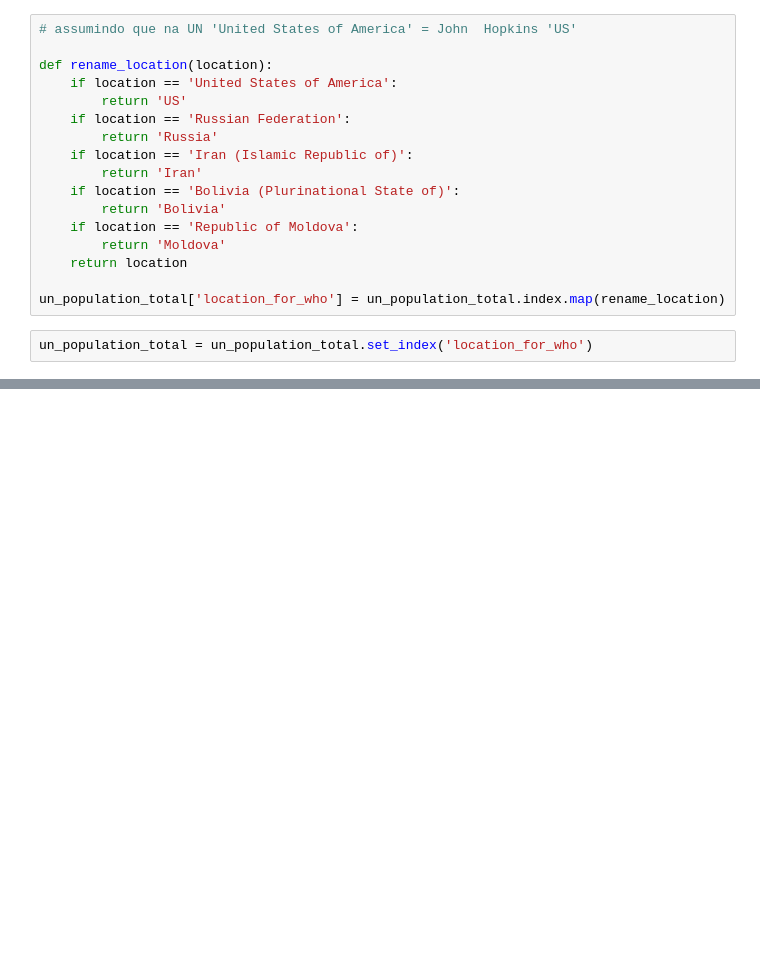
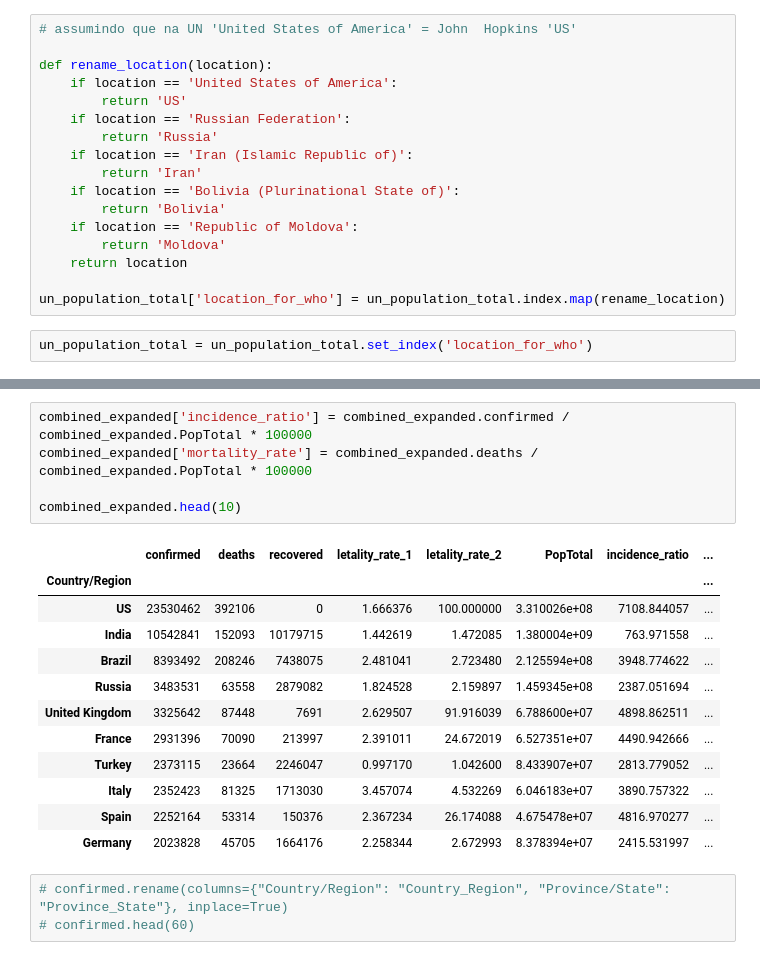
Before and after one commit to Daniel-ASG/Course_Classes, a Jupyter notebook: Data_Science_análises_para_saúde_e_medicina.ipynb, the cells around one changed output, grey strips where cells are left out. Cells and saved outputs as stored; diff of their text form; blank space fills up the shorter version.

```diff
--- a/Data_Science_análises_para_saúde_e_medicina.ipynb
+++ b/Data_Science_análises_para_saúde_e_medicina.ipynb
@@ -803,0 +807,21 @@ combined_expanded.head(50)
+# %%
+combined_expanded['incidence_ratio'] = combined_expanded.confirmed / combined_expanded.PopTotal * 100000
+combined_expanded['mortality_rate'] = combined_expanded.deaths / combined_expanded.PopTotal * 100000
+
+combined_expanded.head(10)
+# %% [output]
+|  | confirmed | deaths | recovered | letality_rate_1 | letality_rate_2 | PopTotal | incidence_ratio | ... |
+| Country/Region |  |  |  |  |  |  |  | ... |
+| US | 23530462 | 392106 | 0 | 1.666376 | 100.000000 | 3.310026e+08 | 7108.844057 | ... |
+| India | 10542841 | 152093 | 10179715 | 1.442619 | 1.472085 | 1.380004e+09 | 763.971558 | ... |
+| Brazil | 8393492 | 208246 | 7438075 | 2.481041 | 2.723480 | 2.125594e+08 | 3948.774622 | ... |
+| Russia | 3483531 | 63558 | 2879082 | 1.824528 | 2.159897 | 1.459345e+08 | 2387.051694 | ... |
+| United Kingdom | 3325642 | 87448 | 7691 | 2.629507 | 91.916039 | 6.788600e+07 | 4898.862511 | ... |
+| France | 2931396 | 70090 | 213997 | 2.391011 | 24.672019 | 6.527351e+07 | 4490.942666 | ... |
+| Turkey | 2373115 | 23664 | 2246047 | 0.997170 | 1.042600 | 8.433907e+07 | 2813.779052 | ... |
+| Italy | 2352423 | 81325 | 1713030 | 3.457074 | 4.532269 | 6.046183e+07 | 3890.757322 | ... |
+| Spain | 2252164 | 53314 | 150376 | 2.367234 | 26.174088 | 4.675478e+07 | 4816.970277 | ... |
+| Germany | 2023828 | 45705 | 1664176 | 2.258344 | 2.672993 | 8.378394e+07 | 2415.531997 | ... |
+# %%
+# confirmed.rename(columns={"Country/Region": "Country_Region", "Province/State": "Province_State"}, inplace=True)
+# confirmed.head(60)
```
Also changed, not shown: parts of 37 cells of this notebook.
